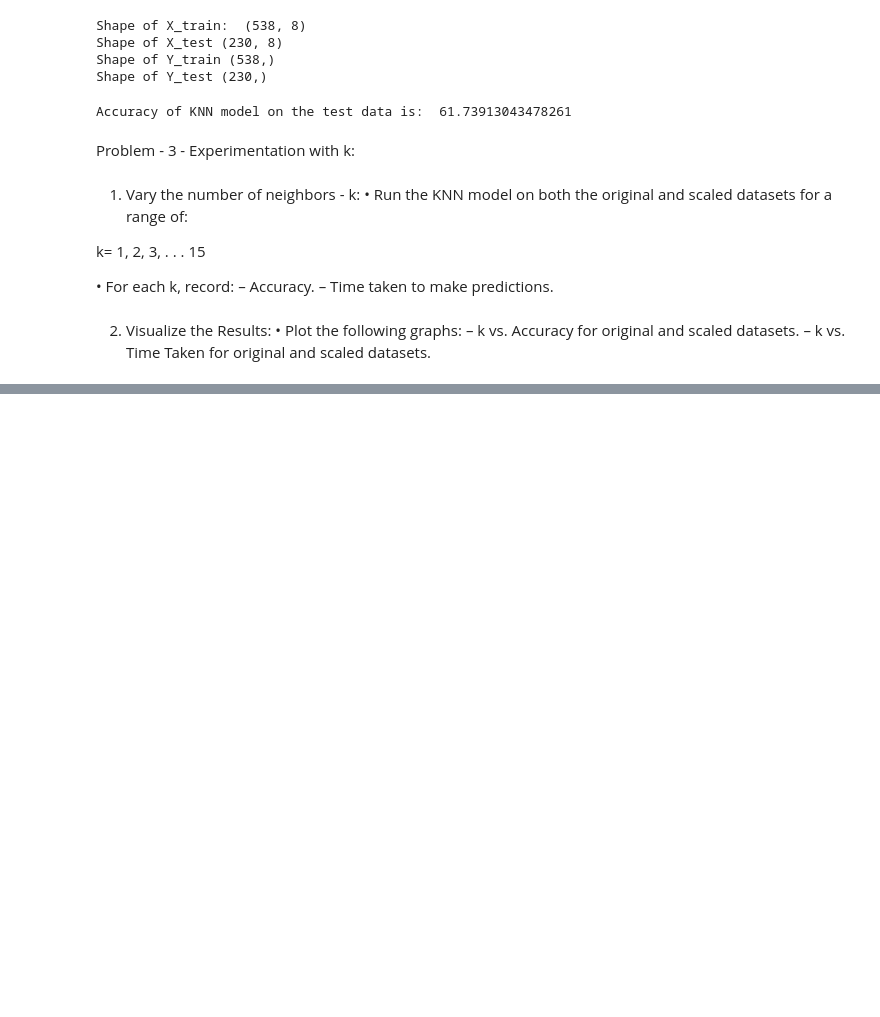
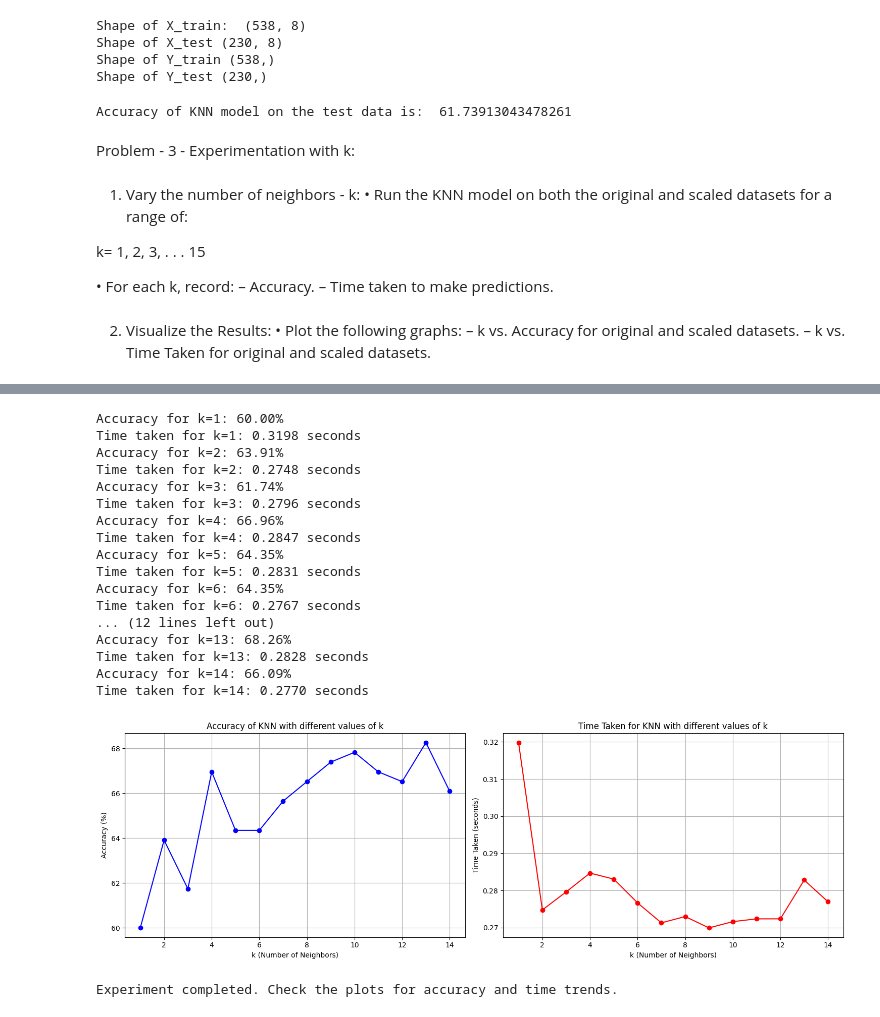
Before and after one commit to LearnerAnisha/ML-Algorithms, a Jupyter notebook: diabetes.ipynb, the cells around one changed output, grey strips where cells are left out. Cells and saved outputs as stored; diff of their text form; code cells hidden in the pictures; blank space fills up the shorter version.

```diff
--- a/diabetes.ipynb
+++ b/diabetes.ipynb
@@ -238,0 +259,52 @@ except Exception as e:
+# %%
+# Define the range of k values to experiment with
+k_values = range(1, 15)
+
+try:
+    accuracies, times = experiment_knn_k_values(x_train_scale, y_train_scale, x_test_scale, y_test_scale, k_values)
+
+    plt.figure(figsize=(15, 5))
+    # Plot Accuracy vs k
+    plt.subplot(1, 2, 1)
+    plt.plot(k_values, list(accuracies.values()), marker='o', color='b')
+    plt.xlabel("k (Number of Neighbors)")
+    plt.ylabel("Accuracy (%)")
+    plt.title("Accuracy of KNN with different values of k")
+    plt.grid()
+
+    # Plot Time Taken vs k
+    plt.subplot(1, 2, 2)
+    plt.plot(k_values, list(times.values()), marker='o', color='r')
+    plt.xlabel("k (Number of Neighbors)")
+    plt.ylabel("Time Taken (seconds)")
+    plt.title("Time Taken for KNN with different values of k")
+    plt.grid()
+
+    # Display the plots
+    plt.tight_layout()
+    plt.show()
+
+    print("Experiment completed. Check the plots for accuracy and time trends.")
+
+except Exception as e:
+    print(f"An unexpected error occurred during the experiment: {e}")
+# %% [output]
+Accuracy for k=1: 60.00%
+Time taken for k=1: 0.3198 seconds
+Accuracy for k=2: 63.91%
+Time taken for k=2: 0.2748 seconds
+Accuracy for k=3: 61.74%
+Time taken for k=3: 0.2796 seconds
+Accuracy for k=4: 66.96%
+Time taken for k=4: 0.2847 seconds
+Accuracy for k=5: 64.35%
+Time taken for k=5: 0.2831 seconds
+Accuracy for k=6: 64.35%
+Time taken for k=6: 0.2767 seconds
+... (12 lines left out)
+Accuracy for k=13: 68.26%
+Time taken for k=13: 0.2828 seconds
+Accuracy for k=14: 66.09%
+Time taken for k=14: 0.2770 seconds
+[figure, added]
+Experiment completed. Check the plots for accuracy and time trends.
```
Also changed, not shown: parts of 2 cells of this notebook.
